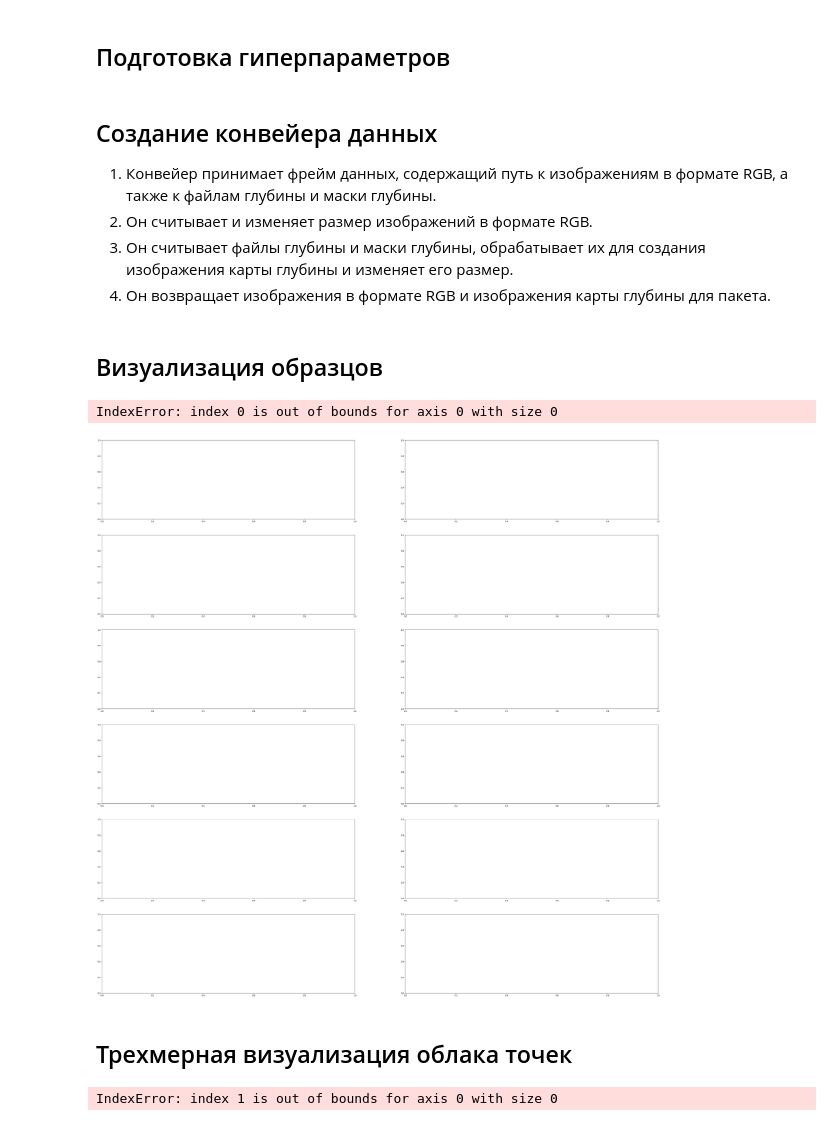
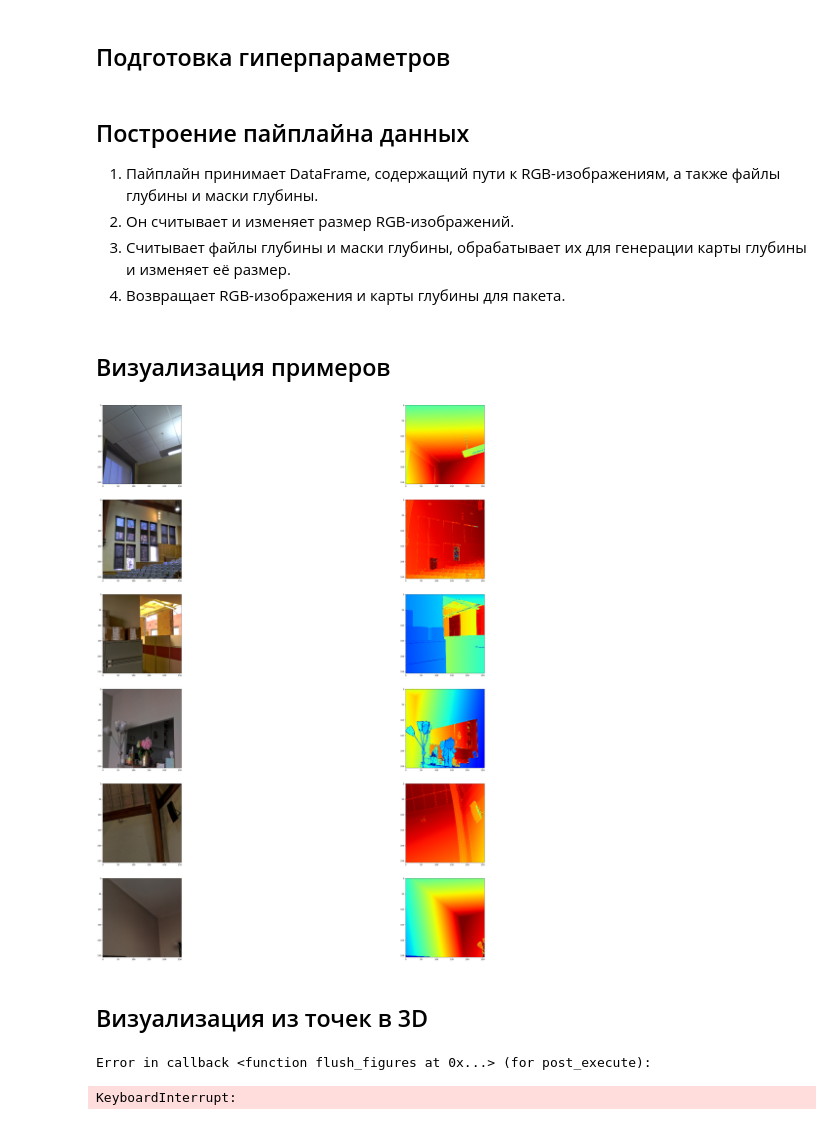
Before and after one commit to romariob10/AI, a Jupyter notebook: examples/vision/ipynb/depth_estimation.ipynb, the cells around one changed output. Cells and saved outputs as stored; diff of their text form; code cells hidden in the pictures.

```diff
--- a/examples/vision/ipynb/depth_estimation.ipynb
+++ b/examples/vision/ipynb/depth_estimation.ipynb
@@ -84,5 +57,5 @@ if not os.path.exists(os.path.abspath(".") + annotation_folder):
 # %%
-path = "val/indoors"
+path = "/content/val_extracted/val/indoors"
 
 filelist = []
 
@@ -109,11 +82,13 @@ EPOCHS = 30
 BATCH_SIZE = 32
 # %% [markdown]
-## Создание конвейера данных
+## Построение пайплайна данных
 
-1. Конвейер принимает фрейм данных, содержащий путь к изображениям в формате RGB, а также к файлам глубины и маски глубины.
-2. Он считывает и изменяет размер изображений в формате RGB.
-3. Он считывает файлы глубины и маски глубины, обрабатывает их для создания изображения карты глубины и изменяет его размер.
-4. Он возвращает изображения в формате RGB и изображения карты глубины для пакета.
+1. Пайплайн принимает DataFrame, содержащий пути к RGB-изображениям,
+а также файлы глубины и маски глубины.
+2. Он считывает и изменяет размер RGB-изображений.
+3. Считывает файлы глубины и маски глубины, обрабатывает их для генерации карты глубины и
+изменяет её размер.
+4. Возвращает RGB-изображения и карты глубины для пакета.
 # %%
 
 class DataGenerator(keras.utils.PyDataset):
@@ -193,38 +168,37 @@ class DataGenerator(keras.utils.PyDataset):
         x, y = x.astype("float32"), y.astype("float32")
         return x, y
 # %% [markdown]
-## Визуализация образцов
+## Визуализация примеров
 # %%
 
 def visualize_depth_map(samples, test=False, model=None):
     input, target = samples
     cmap = plt.cm.jet
     cmap.set_bad(color="black")
 
     if test:
         pred = model.predict(input)
         fig, ax = plt.subplots(6, 3, figsize=(50, 50))
         for i in range(6):
             ax[i, 0].imshow((input[i].squeeze()))
             ax[i, 1].imshow((target[i].squeeze()), cmap=cmap)
             ax[i, 2].imshow((pred[i].squeeze()), cmap=cmap)
 
     else:
         fig, ax = plt.subplots(6, 2, figsize=(50, 50))
         for i in range(6):
             ax[i, 0].imshow((input[i].squeeze()))
             ax[i, 1].imshow((target[i].squeeze()), cmap=cmap)
 
 
 visualize_samples = next(
     iter(DataGenerator(data=df, batch_size=6, dim=(HEIGHT, WIDTH)))
 )
-visualize_depth_map(visualize_samples, test=False, model=None)
+visualize_depth_map(visualize_samples)
 # %% [output]
-IndexError: index 0 is out of bounds for axis 0 with size 0
-[figure, old version]
+[figure, new version]
-# %% [markdown]
-## Трехмерная визуализация облака точек
+# %% [markdown]
+## Визуализация из точек в 3D
 # %%
 depth_vis = np.flipud(visualize_samples[1][1].squeeze())  # target
 img_vis = np.flipud(visualize_samples[0][1].squeeze())  # input
@@ -244,4 +218,5 @@ for x in range(0, img_vis.shape[0], STEP):
         )
     ax.view_init(45, 135)
 # %% [output]
-IndexError: index 1 is out of bounds for axis 0 with size 0
+Error in callback <function flush_figures at 0x...> (for post_execute):
+KeyboardInterrupt:
```
Also changed, not shown: parts of 26 cells of this notebook.
